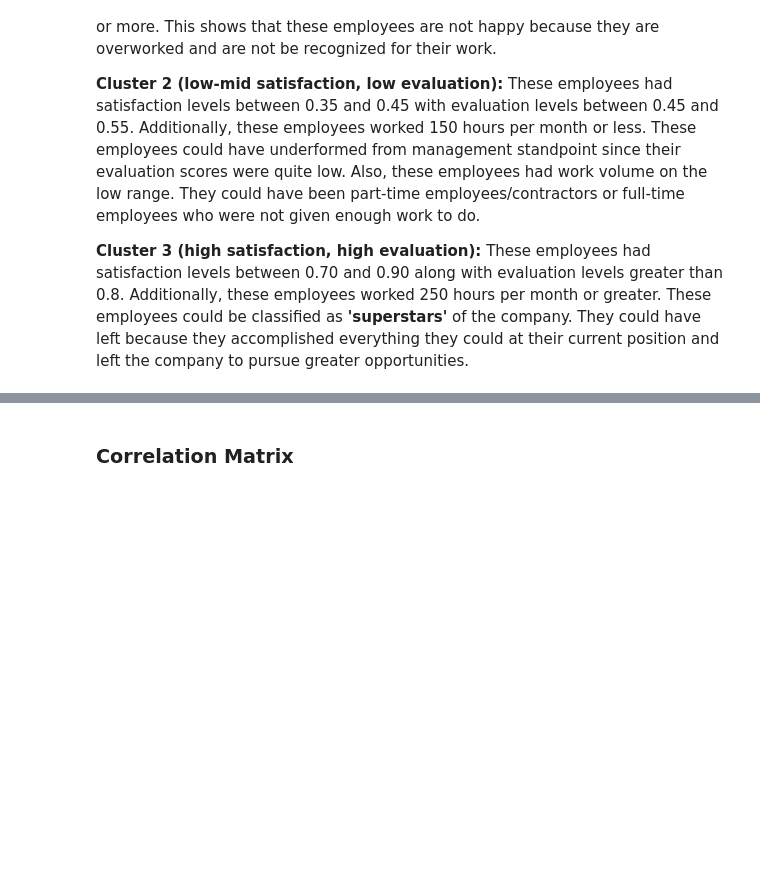
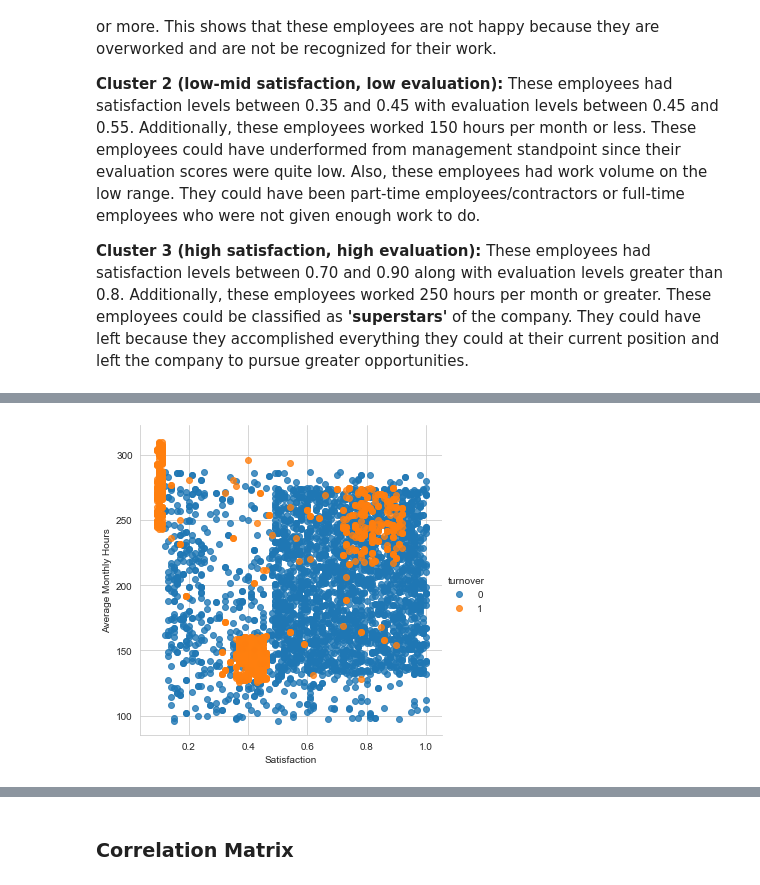
Before and after one commit to uclajsam/Predicting_Employee_Churn, a Jupyter notebook: HR_Analytics.ipynb, the cells around one changed output, grey strips where cells are left out. Cells and saved outputs as stored; diff of their text form; code cells hidden in the pictures; blank space fills up the shorter version.

```diff
--- a/HR_Analytics.ipynb
+++ b/HR_Analytics.ipynb
@@ -195,0 +256,8 @@ From these plots, there are three distinct clusters:
+# %%
+sns.lmplot(x = 'satisfaction', y = 'average_monthly_hours', data = sales_df, fit_reg = False,
+           hue = 'turnover')
+plt.xlabel('Satisfaction')
+plt.ylabel('Average Monthly Hours')
+plt.show()
+# %% [output]
+[figure, added]
```
Also changed, not shown: parts of 56 cells of this notebook.
